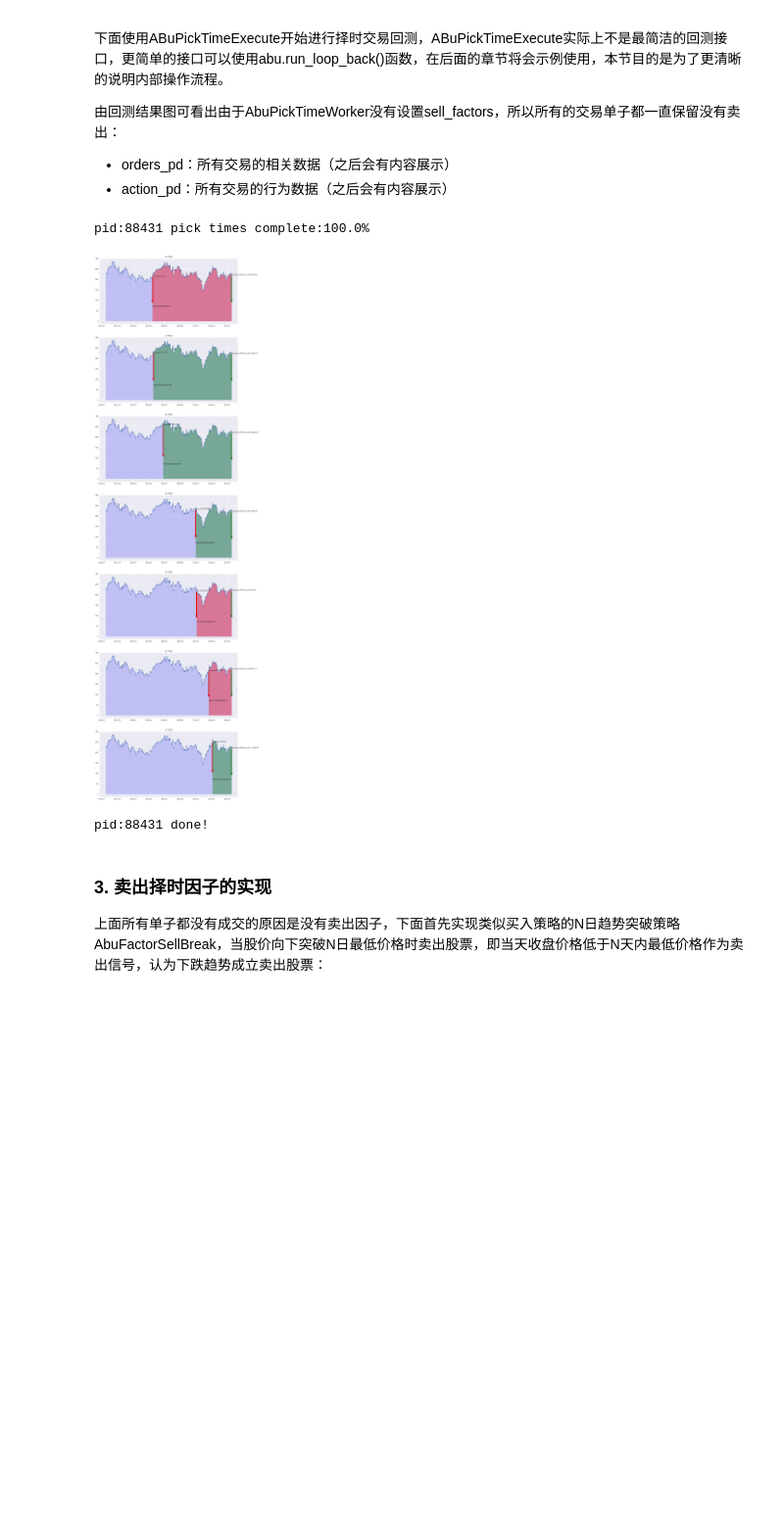
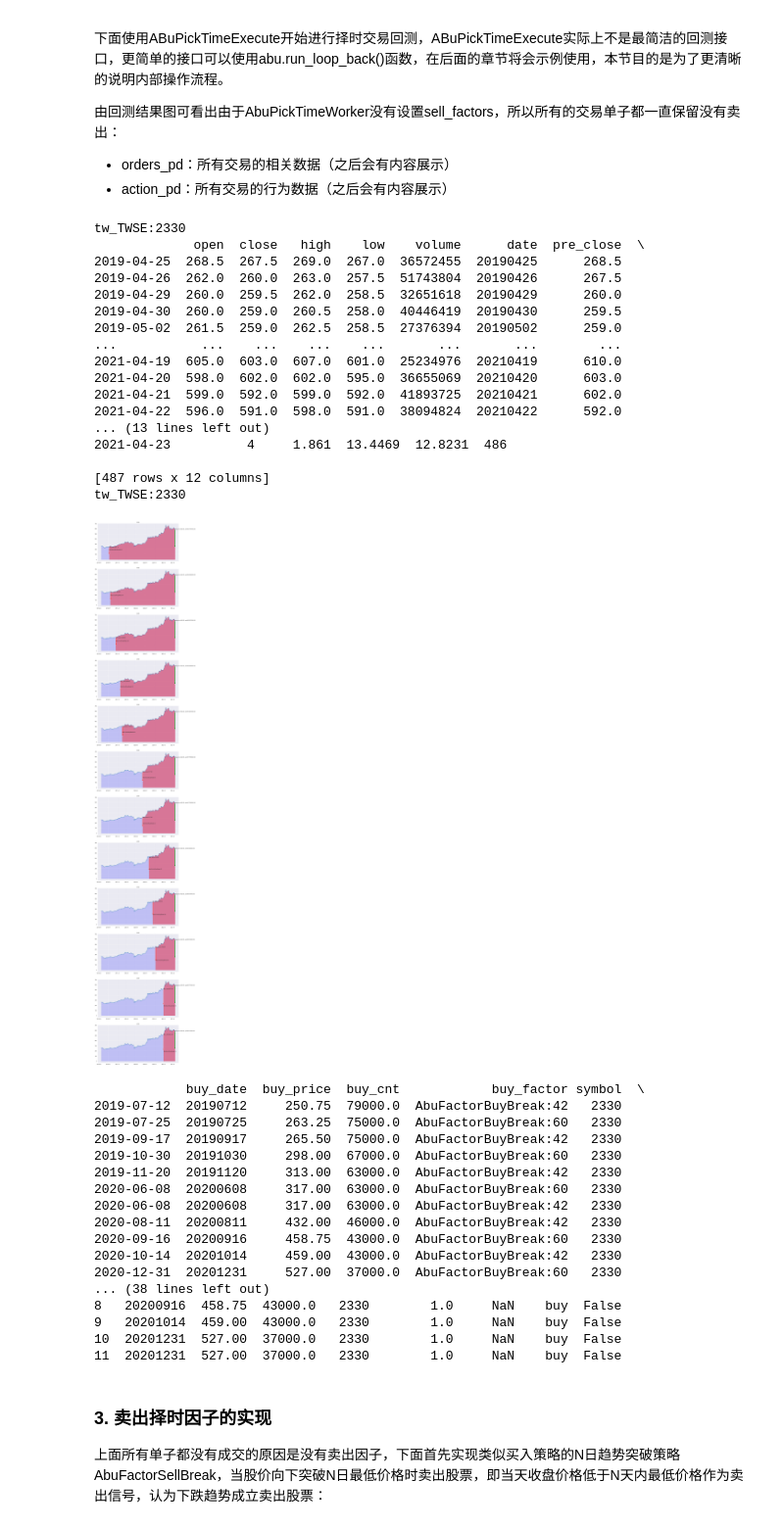
Before and after one commit to funningboy/abu, a Jupyter notebook: abupy_lecture/1-择时策略的开发(ABU量化使用文档).ipynb, the cells around one changed output. Shown at 98% size. Cells and saved outputs as stored; diff of their text form; code cells hidden in the pictures; blank space fills up the shorter version.

```diff
--- a/abupy_lecture/1-择时策略的开发(ABU量化使用文档).ipynb
+++ b/abupy_lecture/1-择时策略的开发(ABU量化使用文档).ipynb
@@ -166,0 +42,3 @@ eg: 使用ABuSymbolPd请求不在内置数据中的京东(usJD)
+# %%
+abupy.env.enable_example_env_ipython()
+abupy.env.g_data_fetch_mode = abupy.env.EMarketDataFetchMode.E_DATA_FETCH_FORCE_NET
@@ -267,4 +114,4 @@ from abupy import AbuCapital
 buy_factors = [{'xd': 60, 'class': AbuFactorBuyBreak},
                {'xd': 42, 'class': AbuFactorBuyBreak}]
 benchmark = AbuBenchmark()
-capital = AbuCapital(1000000, benchmark)
+capital = AbuCapital(100000000, benchmark)
@@ -279,15 +128,49 @@ capital = AbuCapital(1000000, benchmark)
 * action_pd：所有交易的行为数据（之后会有内容展示）
 # %%
 from abupy import ABuPickTimeExecute
-orders_pd, action_pd, _ = ABuPickTimeExecute.do_symbols_with_same_factors(['usTSLA'],
+orders_pd, action_pd, _ = ABuPickTimeExecute.do_symbols_with_same_factors(['2330'],
                                                                             benchmark,
                                                                             buy_factors,
                                                                             None,
                                                                             capital, show=True)
+print (orders_pd)
+print (action_pd)
 # %% [output]
-pid:88431 pick times complete:100.0%
+tw_TWSE:2330
+             open  close   high    low    volume      date  pre_close  \
+2019-04-25  268.5  267.5  269.0  267.0  36572455  20190425      268.5
+2019-04-26  262.0  260.0  263.0  257.5  51743804  20190426      267.5
+2019-04-29  260.0  259.5  262.0  258.5  32651618  20190429      260.0
+2019-04-30  260.0  259.0  260.5  258.0  40446419  20190430      259.5
+2019-05-02  261.5  259.0  262.5  258.5  27376394  20190502      259.0
+...           ...    ...    ...    ...       ...       ...        ...
+2021-04-19  605.0  603.0  607.0  601.0  25234976  20210419      610.0
+2021-04-20  598.0  602.0  602.0  595.0  36655069  20210420      603.0
+2021-04-21  599.0  592.0  599.0  592.0  41893725  20210421      602.0
+2021-04-22  596.0  591.0  598.0  591.0  38094824  20210422      592.0
+... (13 lines left out)
+2021-04-23          4     1.861  13.4469  12.8231  486
+
+[487 rows x 12 columns]
+tw_TWSE:2330
-[figure, old version]
+[figure, new version]
-pid:88431 done!
+            buy_date  buy_price  buy_cnt            buy_factor symbol  \
+2019-07-12  20190712     250.75  79000.0  AbuFactorBuyBreak:42   2330
+2019-07-25  20190725     263.25  75000.0  AbuFactorBuyBreak:60   2330
+2019-09-17  20190917     265.50  75000.0  AbuFactorBuyBreak:42   2330
+2019-10-30  20191030     298.00  67000.0  AbuFactorBuyBreak:60   2330
+2019-11-20  20191120     313.00  63000.0  AbuFactorBuyBreak:42   2330
+2020-06-08  20200608     317.00  63000.0  AbuFactorBuyBreak:60   2330
+2020-06-08  20200608     317.00  63000.0  AbuFactorBuyBreak:42   2330
+2020-08-11  20200811     432.00  46000.0  AbuFactorBuyBreak:42   2330
+2020-09-16  20200916     458.75  43000.0  AbuFactorBuyBreak:60   2330
+2020-10-14  20201014     459.00  43000.0  AbuFactorBuyBreak:42   2330
+2020-12-31  20201231     527.00  37000.0  AbuFactorBuyBreak:60   2330
+... (38 lines left out)
+8   20200916  458.75  43000.0   2330        1.0     NaN    buy  False
+9   20201014  459.00  43000.0   2330        1.0     NaN    buy  False
+10  20201231  527.00  37000.0   2330        1.0     NaN    buy  False
+11  20201231  527.00  37000.0   2330        1.0     NaN    buy  False
 # %% [markdown]
 ### 3. 卖出择时因子的实现
 
```
Also changed, not shown: parts of 15 cells of this notebook, 30 other files.
